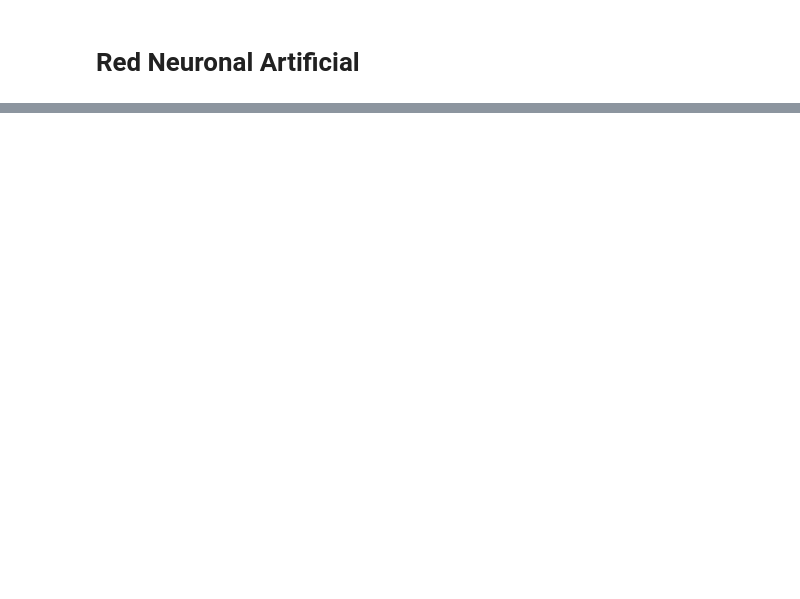
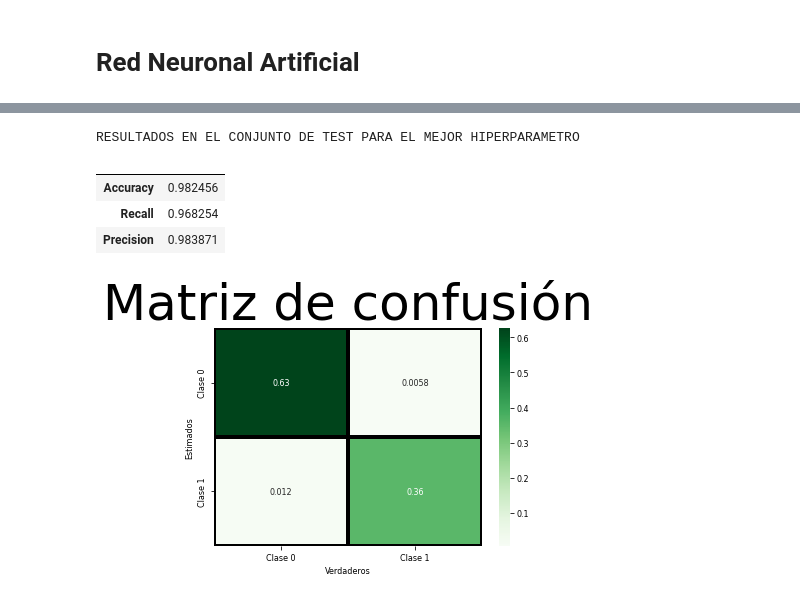
Before and after one commit to FelipeTriana/BreastCancerWisconsin, a Jupyter notebook: BreastCancerWisconsin.ipynb, the cells around one changed output, grey strips where cells are left out. Drawn from its saved outputs; the diff is of its cells as text; code cells hidden in the pictures; blank space fills up the shorter version.

```diff
--- a/BreastCancerWisconsin.ipynb
+++ b/BreastCancerWisconsin.ipynb
@@ -655,0 +773,18 @@ modelEvaluatorGBT(Xtrain,Ytrain,Xtest,Ytest,150)
+# %%
+bestC = GridSVM.best_params_['C']
+bestgamma = GridSVM.best_params_['gamma']
+bestkernel = GridSVM.best_params_['kernel']
+SVMTest = SVC( C=bestC, gamma=bestgamma,kernel=bestkernel, probability=True)
+SVMTest.fit( Xtrain, Ytrain )
+
+
+trainedSVM = SVMTest
+# %%
+testResults(trainedSVM, Ytest, Xtest)
+# %% [output]
+RESULTADOS EN EL CONJUNTO DE TEST PARA EL MEJOR HIPERPARAMETRO
+|  |  |
+| Accuracy | 0.982456 |
+| Recall | 0.968254 |
+| Precision | 0.983871 |
+[figure, added]
```
Also changed, not shown: parts of 16 cells of this notebook.
